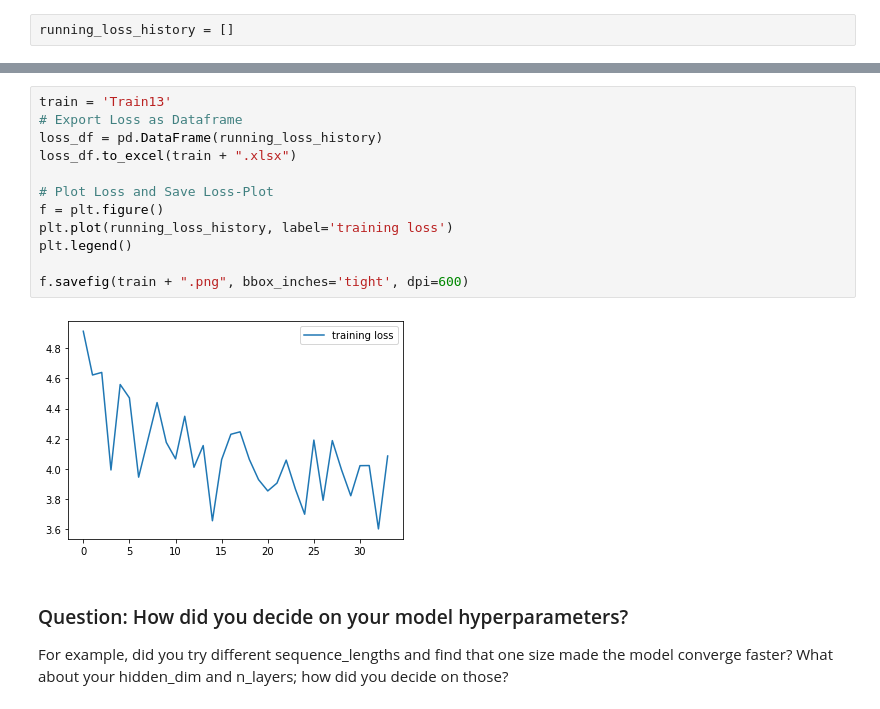
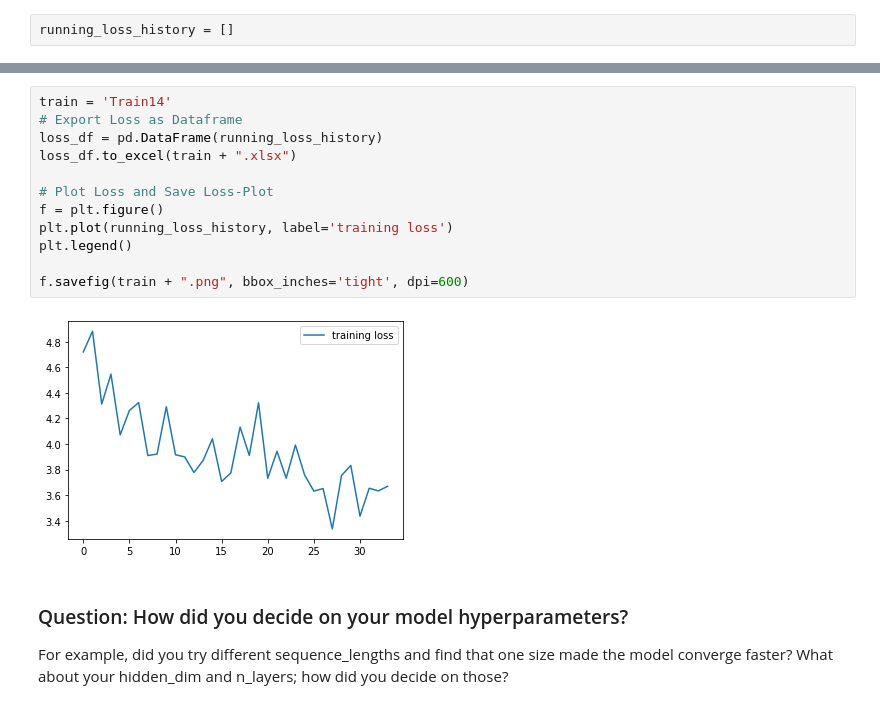
Before and after one commit to ddhartma/TV-Script-Generator, a Jupyter notebook: dlnd_tv_script_generation.ipynb, the cells around one changed output, grey strips where cells are left out. Cells and saved outputs as stored; diff of their text form.

Commit message:
test: Test parameters Train14

```diff
--- a/dlnd_tv_script_generation.ipynb
+++ b/dlnd_tv_script_generation.ipynb
@@ -676,19 +676,19 @@ Epoch:    5/5     Loss: 3.801905385017395
 
 Model Trained and Saved
 # %%
-train = 'Train13'
+train = 'Train14'
 # Export Loss as Dataframe
 loss_df = pd.DataFrame(running_loss_history)
 loss_df.to_excel(train + ".xlsx")
 
 # Plot Loss and Save Loss-Plot
 f = plt.figure()
 plt.plot(running_loss_history, label='training loss')
 plt.legend()
 
 f.savefig(train + ".png", bbox_inches='tight', dpi=600)
 # %% [output]
-[figure, old version]
+[figure, new version]
 # %% [markdown]
 ### Question: How did you decide on your model hyperparameters?
 For example, did you try different sequence_lengths and find that one size made the model converge faster? What about your hidden_dim and n_layers; how did you decide on those?
```
Also changed, not shown: parts of 6 cells of this notebook, 4 other files.
